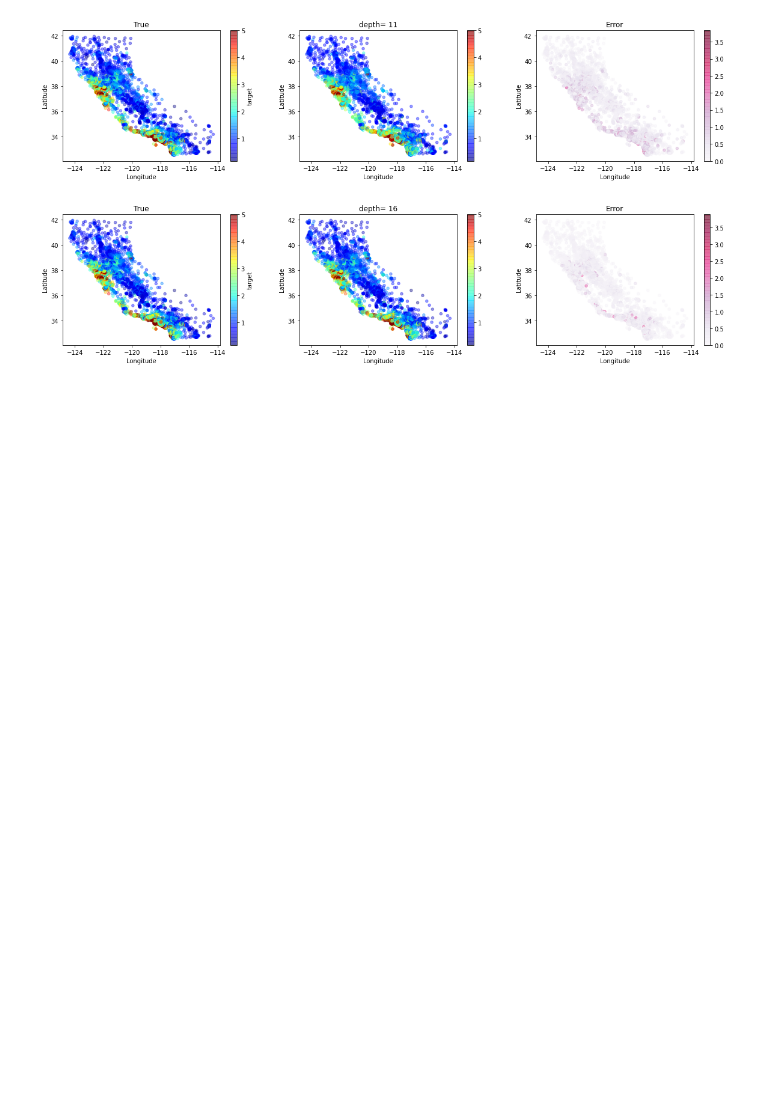
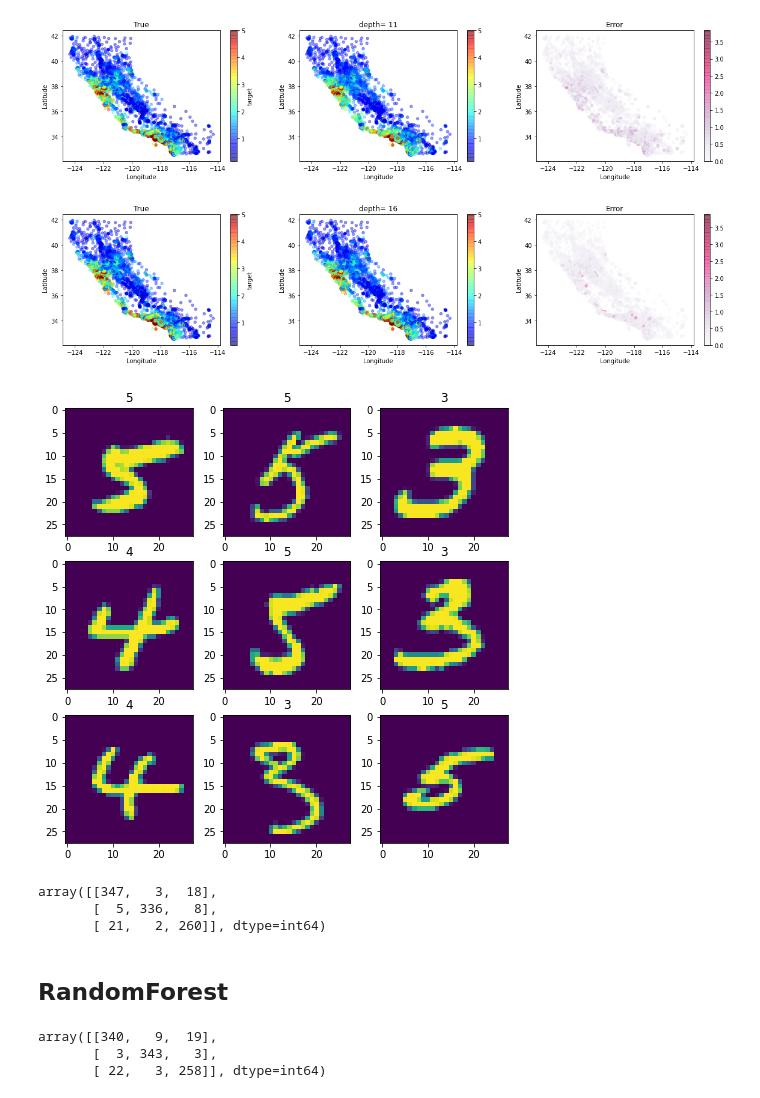
Before and after one commit to AllenLeong/PracticeMLfromScratch, a Jupyter notebook: notebook/DecisionTree.ipynb, the cells around one changed output. Drawn from its saved outputs; the diff is of its cells as text; code cells hidden in the pictures; blank space fills up the shorter version.

```diff
--- a/notebook/DecisionTree.ipynb
+++ b/notebook/DecisionTree.ipynb
@@ -144,3 +146,29 @@ for depth in range(1,20,5):
 [figure]
 [figure]
 [figure]
+# %%
+from sklearn.datasets import fetch_openml
+mnist = fetch_openml('mnist_784', version=1, as_frame=False)
+# %%
+X = np.vstack([mnist['data'][(mnist['target'] == '3')],
+              mnist['data'][(mnist['target'] == '4')],
+              mnist['data'][(mnist['target'] == '5')]])
+y = np.hstack( [mnist['target'][(mnist['target'] == '3')],
+            mnist['target'][(mnist['target'] == '4')],
+          mnist['target'][(mnist['target'] == '5')]])
+idx = np.random.choice(range(X.shape[0]),1000, replace=False)
+X = X[idx,:]
+y = y[idx]
+# %%
+tree = DecisionTree.DecisionTree(max_depth=5, splitter='quantile')
+tree.fit(X, y)
+# %%
+fig, axes = plt.subplots(nrows = 3, ncols = 3, figsize=(8,8))
+k = 0
+for i in np.random.choice(X.shape[0],9,replace = False):
+    axes[k%3][int(k/3)].imshow(X[i].reshape((28,28)))
+    axes[k%3][int(k/3)].set_title(tree._predict_i(X[i]))
+    k += 1
+fig.show()
+# %% [output]
+[figure, added]
@@ -146,0 +177,8 @@ for depth in range(1,20,5):
+# %%
+confusion_matrix(y, tree.predict(X))
+# %% [output]
+array([[347,   3,  18],
+       [  5, 336,   8],
+       [ 21,   2, 260]], dtype=int64)
+# %% [markdown]
+## RandomForest
@@ -146,0 +197,6 @@ for depth in range(1,20,5):
+# %%
+confusion_matrix(y,rf.predict(X))
+# %% [output]
+array([[340,   9,  19],
+       [  3, 343,   3],
+       [ 22,   3, 258]], dtype=int64)
```
Also changed, not shown: parts of 13 cells of this notebook, 6 other files.
